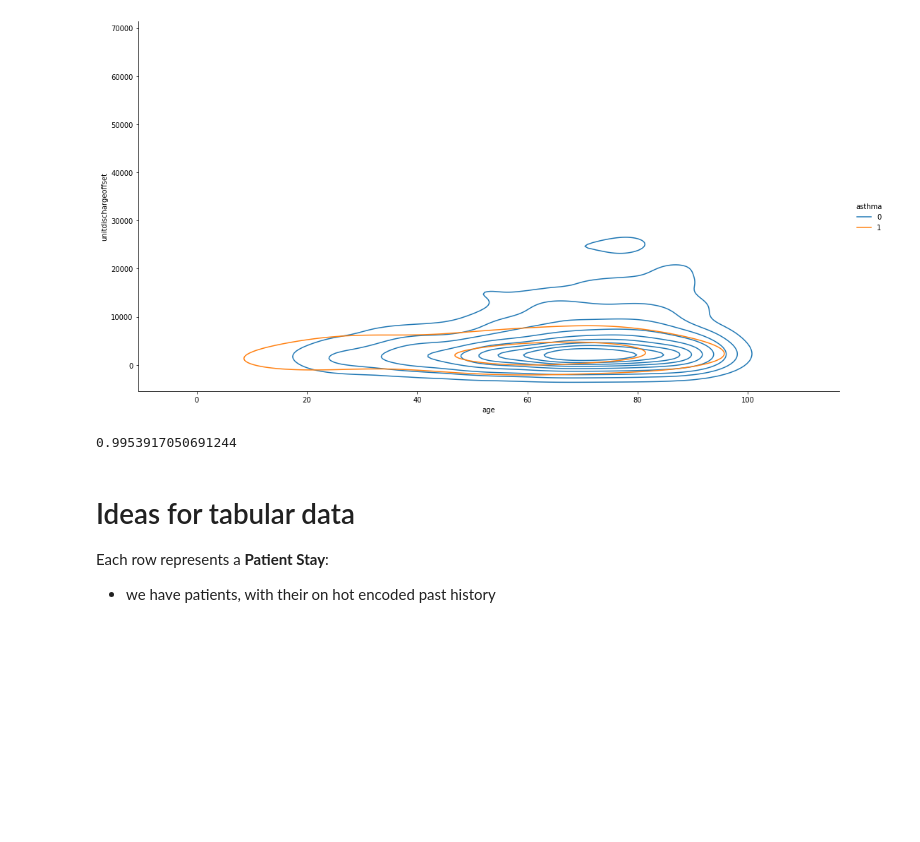
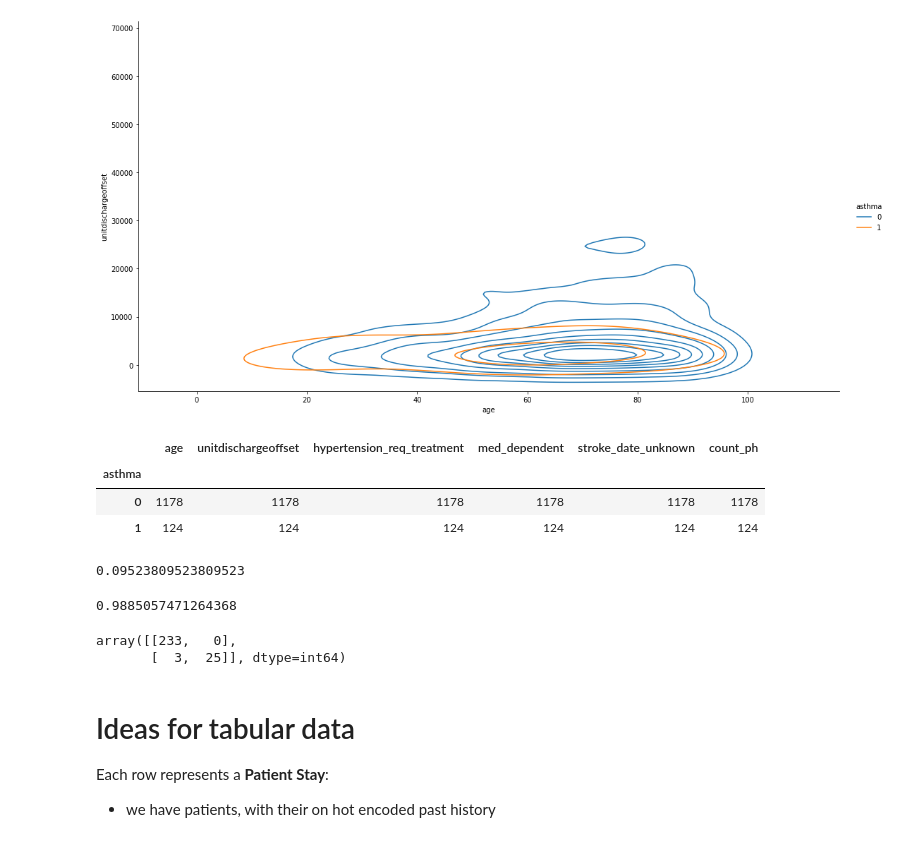
Before and after one commit to dianamJLAB/DS6050, a Jupyter notebook: eICU_gan/gan_work/eICU_exploration.ipynb, the cells around one changed output. Drawn from its saved outputs; the diff is of its cells as text; code cells hidden in the pictures; blank space fills up the shorter version.

Commit message:
logistic regression on asthma with real data

```diff
--- a/eICU_gan/gan_work/eICU_exploration.ipynb
+++ b/eICU_gan/gan_work/eICU_exploration.ipynb
@@ -688,6 +688,17 @@ sns.displot(data=df_new_3D, x='age', y='unitdischargeoffset', hue='asthma', kind
 # %% [output]
 <seaborn.axisgrid.FacetGrid at 0x...>
 [figure]
+# %%
+df_new_3D.groupby(['asthma']).count()
+# %% [output]
+|  | age | unitdischargeoffset | hypertension_req_treatment | med_dependent | stroke_date_unknown | count_ph |
+| asthma |  |  |  |  |  |  |
+| 0 | 1178 | 1178 | 1178 | 1178 | 1178 | 1178 |
+| 1 | 124 | 124 | 124 | 124 | 124 | 124 |
+# %%
+124/len(df_new_3D)
+# %% [output]
+0.09523809523809523
 # %%
 # see what the accuracy of predicting asthma is using age, unitdischargeoffset, count_ph, stroke_dateunknown, medication_dependent, and hypertension_requiring_treatment
 from sklearn.linear_model import LogisticRegression
@@ -695,12 +706,19 @@ from sklearn.model_selection import train_test_split
 y_asthma = df_new_3D[['asthma']]
 X_asthma = df_new_3D.drop(['asthma'], axis=1)
 
-X_train_a, X_test_a, y_train_a, y_test_a = train_test_split(X_asthma, y_asthma, test_size=0.2, random_state=42)
+X_train_a, X_test_a, y_train_a, y_test_a = train_test_split(X_asthma, y_asthma, test_size=0.2, random_state=314)
 
-clf_astham = LogisticRegression(random_state=0).fit(X_asthma, y_asthma)
-clf_astham.score(X, y)
+clf_astham = LogisticRegression(random_state=0).fit(X_train_a, y_train_a)
+y_hat = clf_astham.predict(X_test_a)
+clf_astham.score(X_test_a, y_test_a)
 # %% [output]
-0.9953917050691244
+0.9885057471264368
+# %%
+from sklearn.metrics import confusion_matrix
+confusion_matrix(y_test_a, y_hat)
+# %% [output]
+array([[233,   0],
+       [  3,  25]], dtype=int64)
 # %% [markdown]
 # Ideas for tabular data
 
```
